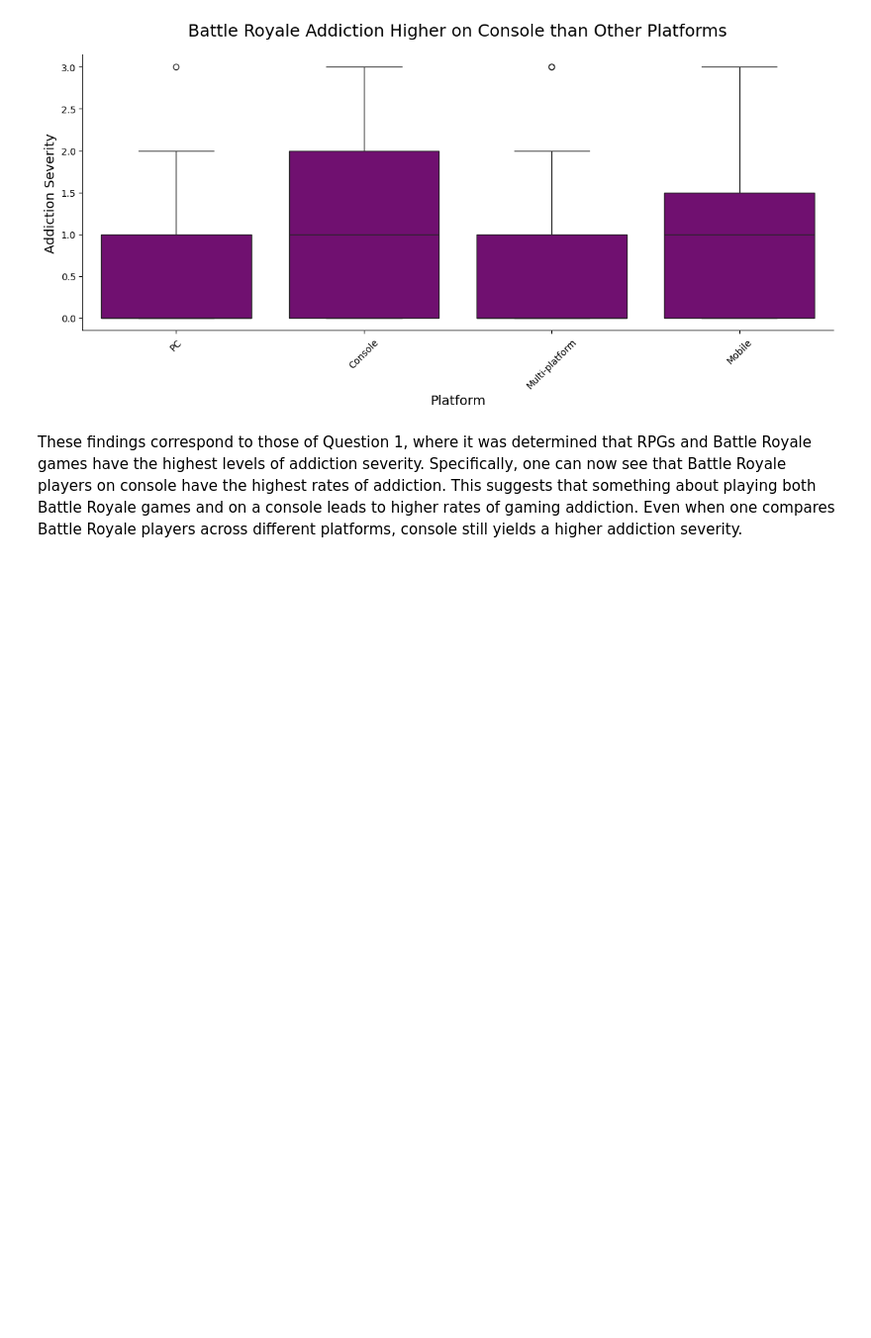
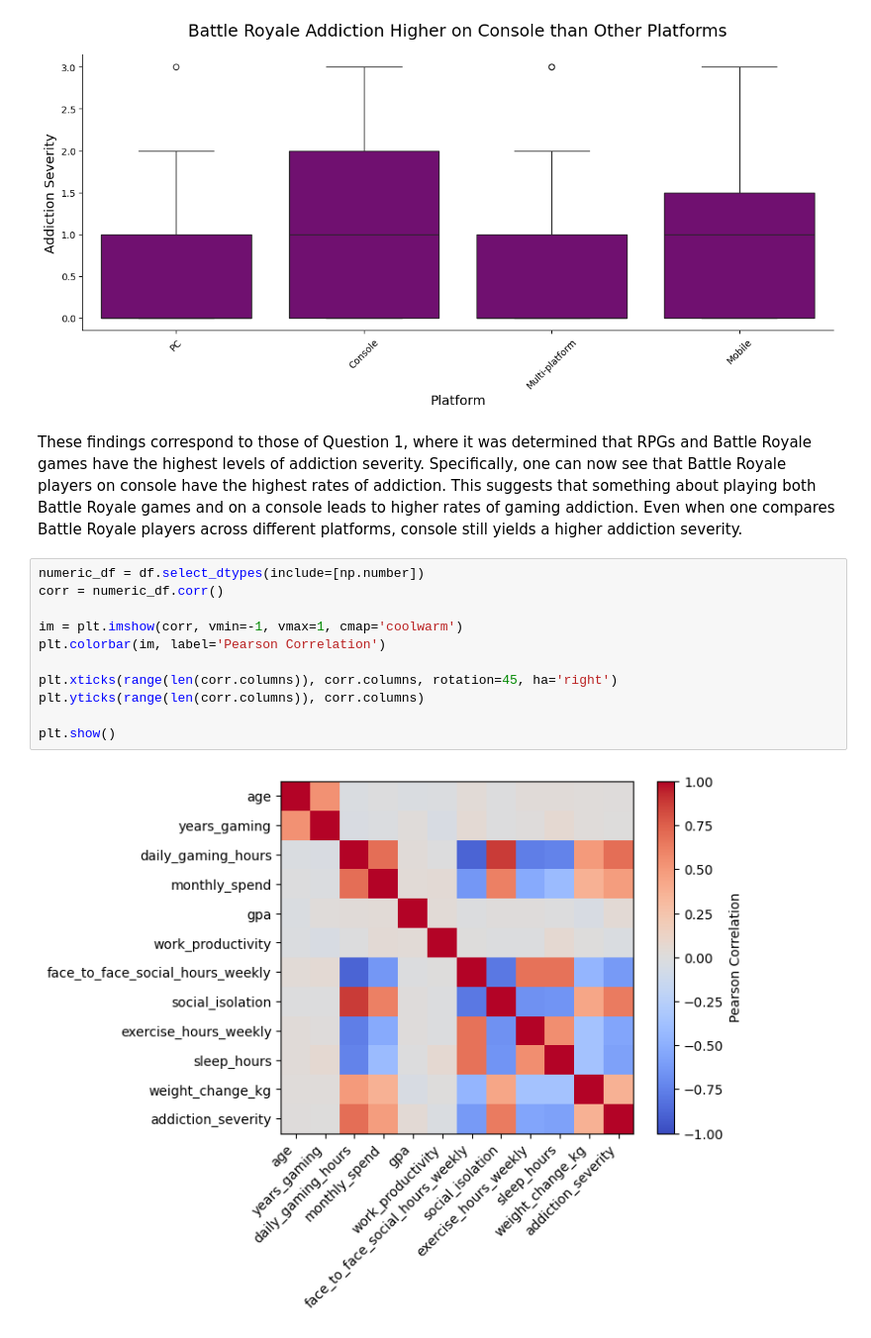
Before and after one commit to jmlax123/gaming_mental_health, a Jupyter notebook: notebook/gaming_mental_health_data.ipynb, the cells around one changed output. Shown at 99% size. Drawn from its saved outputs; the diff is of its cells as text; blank space fills up the shorter version.

```diff
--- a/notebook/gaming_mental_health_data.ipynb
+++ b/notebook/gaming_mental_health_data.ipynb
@@ -805,3 +805,16 @@ plt.show()
 [figure]
 # %% [markdown]
 These findings correspond to those of Question 1, where it was determined that RPGs and Battle Royale games have the highest levels of addiction severity. Specifically, one can now see that Battle Royale players on console have the highest rates of addiction. This suggests that something about playing both Battle Royale games and on a console leads to higher rates of gaming addiction. Even when one compares Battle Royale players across different platforms, console still yields a higher addiction severity.
+# %%
+numeric_df = df.select_dtypes(include=[np.number])
+corr = numeric_df.corr()
+
+im = plt.imshow(corr, vmin=-1, vmax=1, cmap='coolwarm')
+plt.colorbar(im, label='Pearson Correlation')
+
+plt.xticks(range(len(corr.columns)), corr.columns, rotation=45, ha='right')
+plt.yticks(range(len(corr.columns)), corr.columns)
+
+plt.show()
+# %% [output]
+[figure, added]
```
Also changed, not shown: parts of 11 cells of this notebook.
